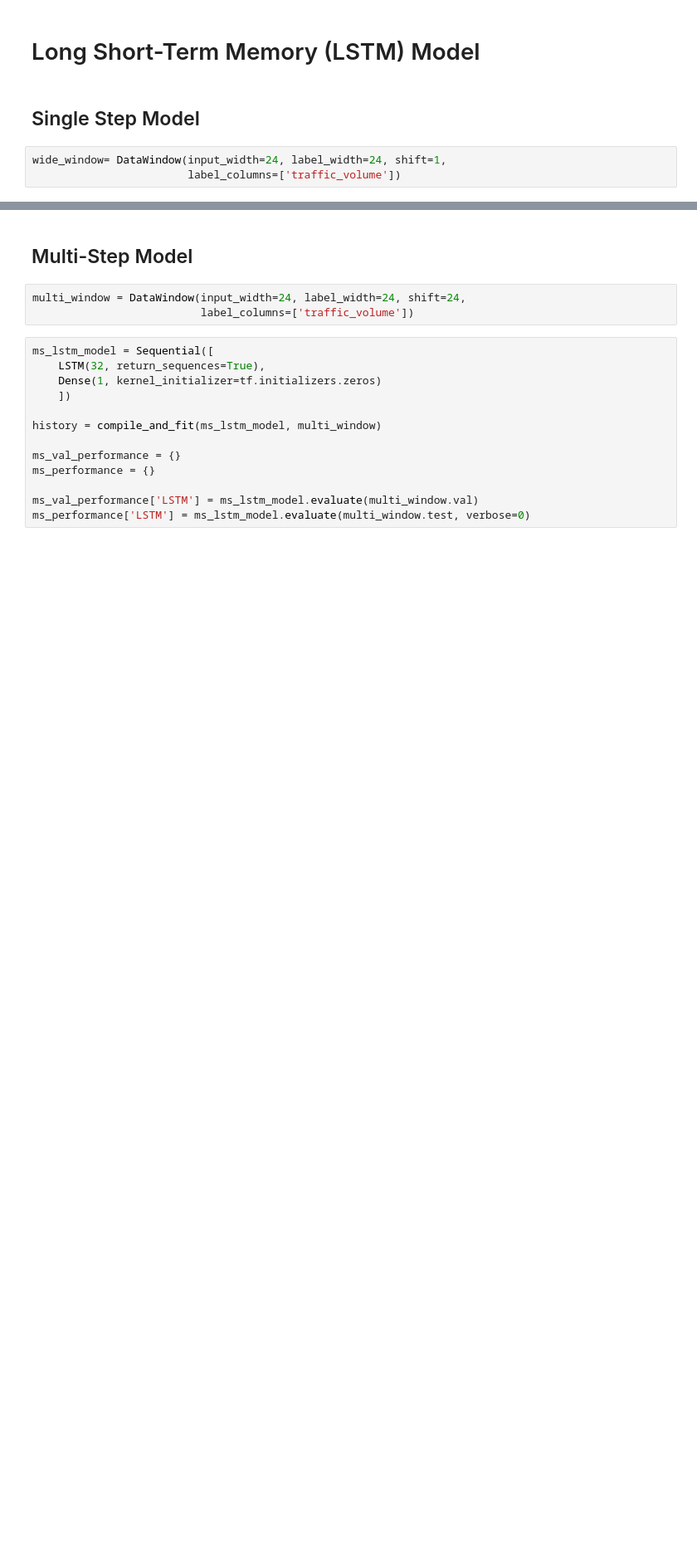
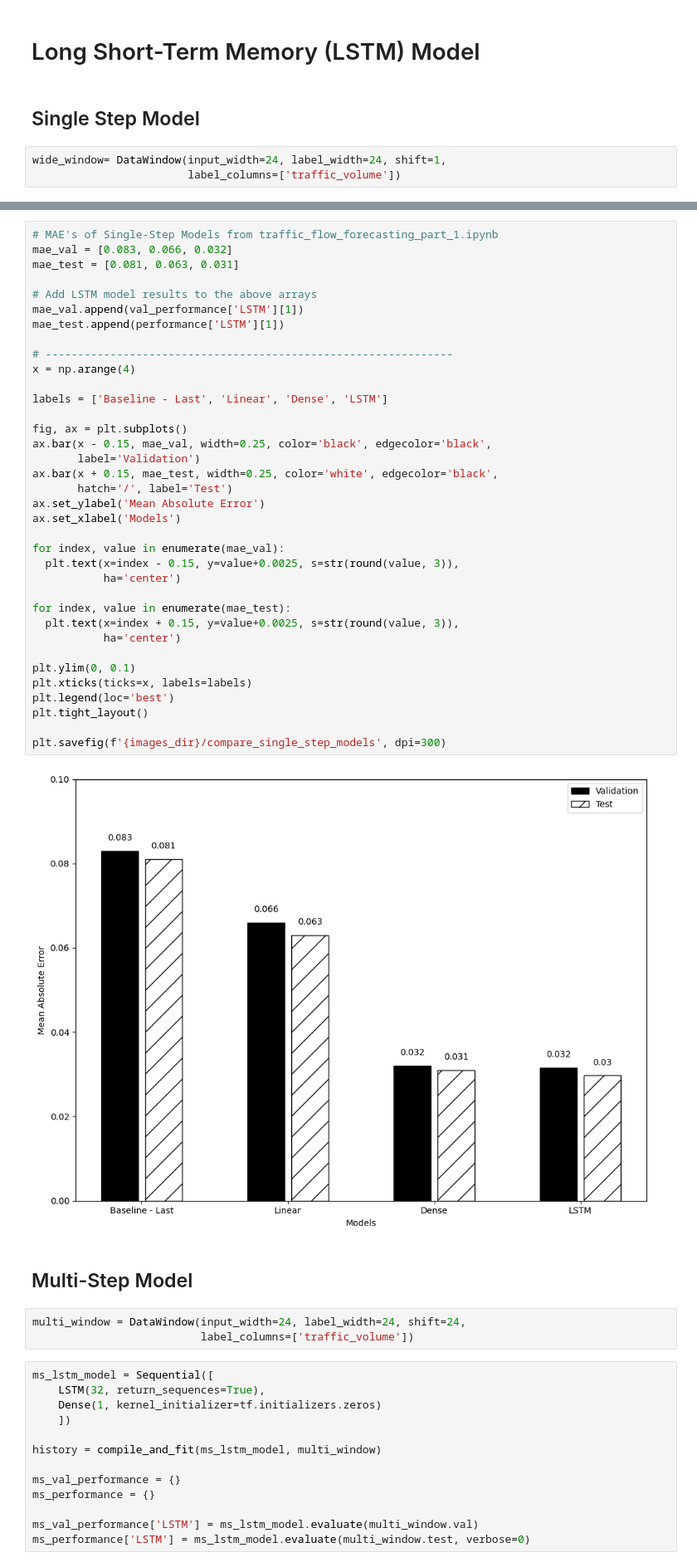
Before and after one commit to dewaalaw/dsprojects, a Jupyter notebook: traffic-flow-forecast/src/traffic_flow_forecasting_part_2.ipynb, the cells around one changed output, grey strips where cells are left out. Shown: that part at 83% size. Saved outputs shown, nothing was run; the diff lists cells and outputs as text; blank space fills up the shorter version.

```diff
--- a/traffic-flow-forecast/src/traffic_flow_forecasting_part_2.ipynb
+++ b/traffic-flow-forecast/src/traffic_flow_forecasting_part_2.ipynb
@@ -227,3 +249,41 @@ wide_window.plot(lstm_model)
+# %%
+# MAE's of Single-Step Models from traffic_flow_forecasting_part_1.ipynb
+mae_val = [0.083, 0.066, 0.032]
+mae_test = [0.081, 0.063, 0.031]
+
+# Add LSTM model results to the above arrays
+mae_val.append(val_performance['LSTM'][1])
+mae_test.append(performance['LSTM'][1])
+
+# ---------------------------------------------------------------
+x = np.arange(4)
+
+labels = ['Baseline - Last', 'Linear', 'Dense', 'LSTM']
+
+fig, ax = plt.subplots()
+ax.bar(x - 0.15, mae_val, width=0.25, color='black', edgecolor='black',
+       label='Validation')
+ax.bar(x + 0.15, mae_test, width=0.25, color='white', edgecolor='black',
+       hatch='/', label='Test')
+ax.set_ylabel('Mean Absolute Error')
+ax.set_xlabel('Models')
+
+for index, value in enumerate(mae_val):
+  plt.text(x=index - 0.15, y=value+0.0025, s=str(round(value, 3)),
+           ha='center')
+
+for index, value in enumerate(mae_test):
+  plt.text(x=index + 0.15, y=value+0.0025, s=str(round(value, 3)),
+           ha='center')
+
+plt.ylim(0, 0.1)
+plt.xticks(ticks=x, labels=labels)
+plt.legend(loc='best')
+plt.tight_layout()
+
+plt.savefig(f'{images_dir}/compare_single_step_models', dpi=300)
+# %% [output]
+[figure, added]
 # %% [markdown]
 ## Multi-Step Model
 # %%
```
Also changed, not shown: parts of 21 cells of this notebook.
